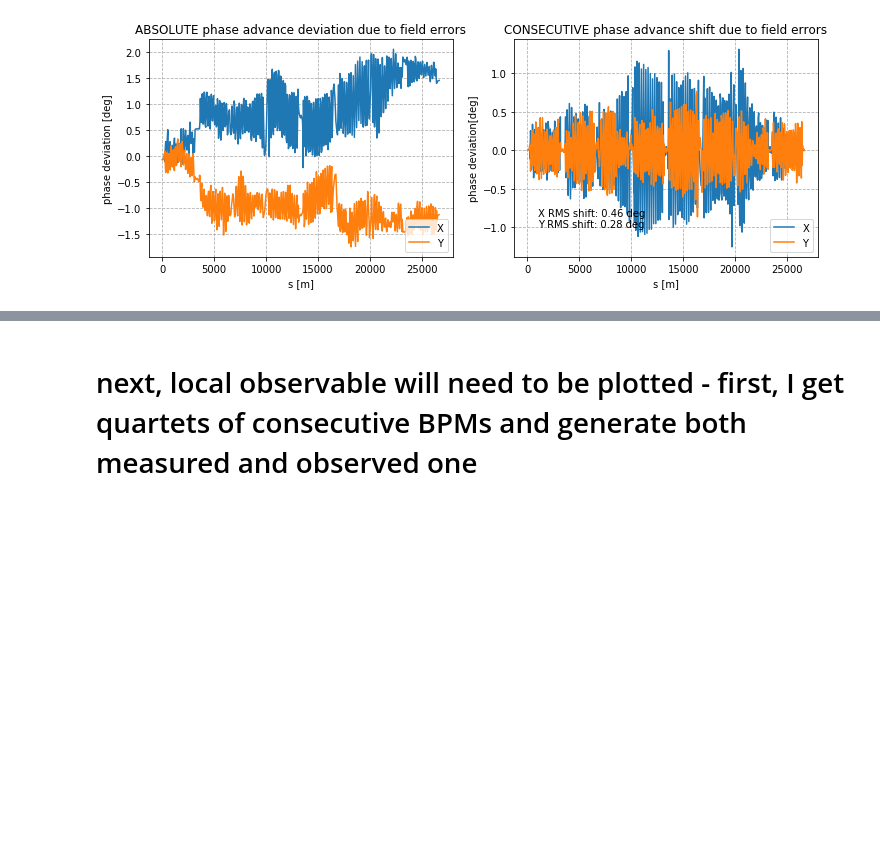
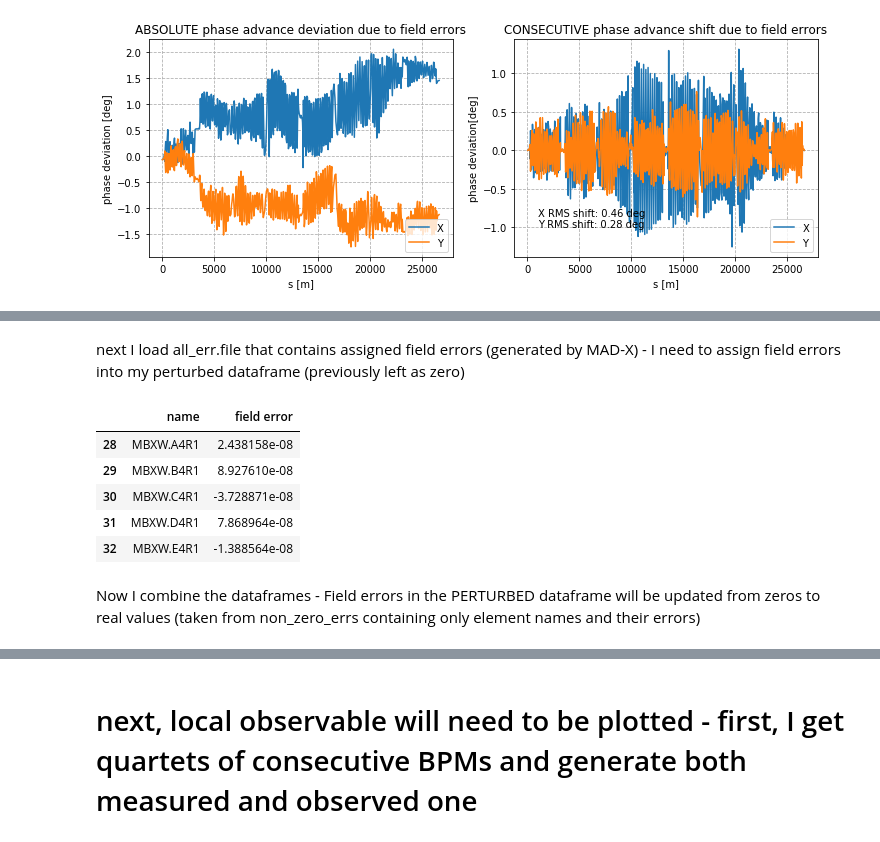
Before and after one commit to sebastiankalos/CERN_2021, a Jupyter notebook: local_observable.ipynb, the cells around one changed output, grey strips where cells are left out. Saved outputs shown, nothing was run; the diff lists cells and outputs as text; code cells hidden in the pictures; blank space fills up the shorter version.

```diff
--- a/local_observable.ipynb
+++ b/local_observable.ipynb
@@ -198,0 +314,41 @@ BPMs.head()
+# %% [markdown]
+next I load all_err.file that contains assigned field errors (generated by MAD-X) - I need to assign field errors into my perturbed dataframe (previously left as zero)
+# %%
+#just declaring a list for each column
+name_field_err, field_err = [],[]
+
+#open all_err.file and read line by line, store each line as a string in a list
+filename = "/Users/sebastiankalos/Documents/CERN_2021/forSebastian/output/all_err.file"
+copy_lines=[]
+with open(filename) as f:
+    lines = f.readlines()
+
+for line in lines:
+    split_line = line.split()
+    copy_lines.append(split_line)
+
+#from each line, extract a name/number and append it into its relevant column
+for i in range(8,len(copy_lines)-1): #9th line in the file is the first relevant one
+    line = copy_lines[i]
+
+    name_field_err.append(line[0].strip('"')) #strip the name of the quotes
+    field_err.append(line[3])
+
+#extracted values are strings --> cast numbers to floats
+for i in range(0, len(field_err)):
+    field_err[i] = float(field_err[i])
+# %%
+#create a dataframe, this time only with element names and their corresponding field errors
+data_err = {'name': name_field_err, 'field error': field_err}
+df_err = pd.DataFrame(data=data_err)
+non_zero_errs = df_err.loc[df_err['field error'] != 0] #extract dataframe that only includes elements with non-zero field error values
+non_zero_errs.head()
+# %% [output]
+|  | name | field error |
+| 28 | MBXW.A4R1 | 2.438158e-08 |
+| 29 | MBXW.B4R1 | 8.927610e-08 |
+| 30 | MBXW.C4R1 | -3.728871e-08 |
+| 31 | MBXW.D4R1 | 7.868964e-08 |
+| 32 | MBXW.E4R1 | -1.388564e-08 |
+# %% [markdown]
+Now I combine the dataframes - Field errors in the PERTURBED dataframe will be updated from zeros to real values (taken from non_zero_errs containing only element names and their errors)
```
Also changed, not shown: parts of 24 cells of this notebook.
